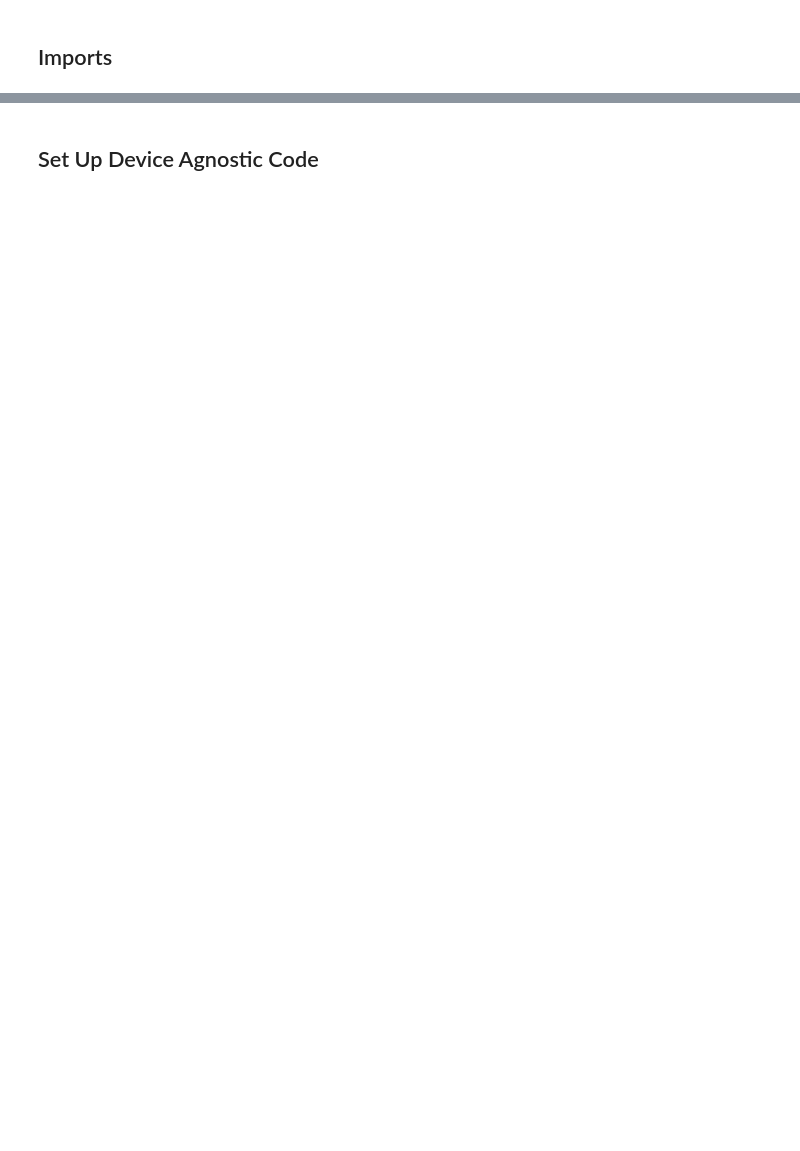
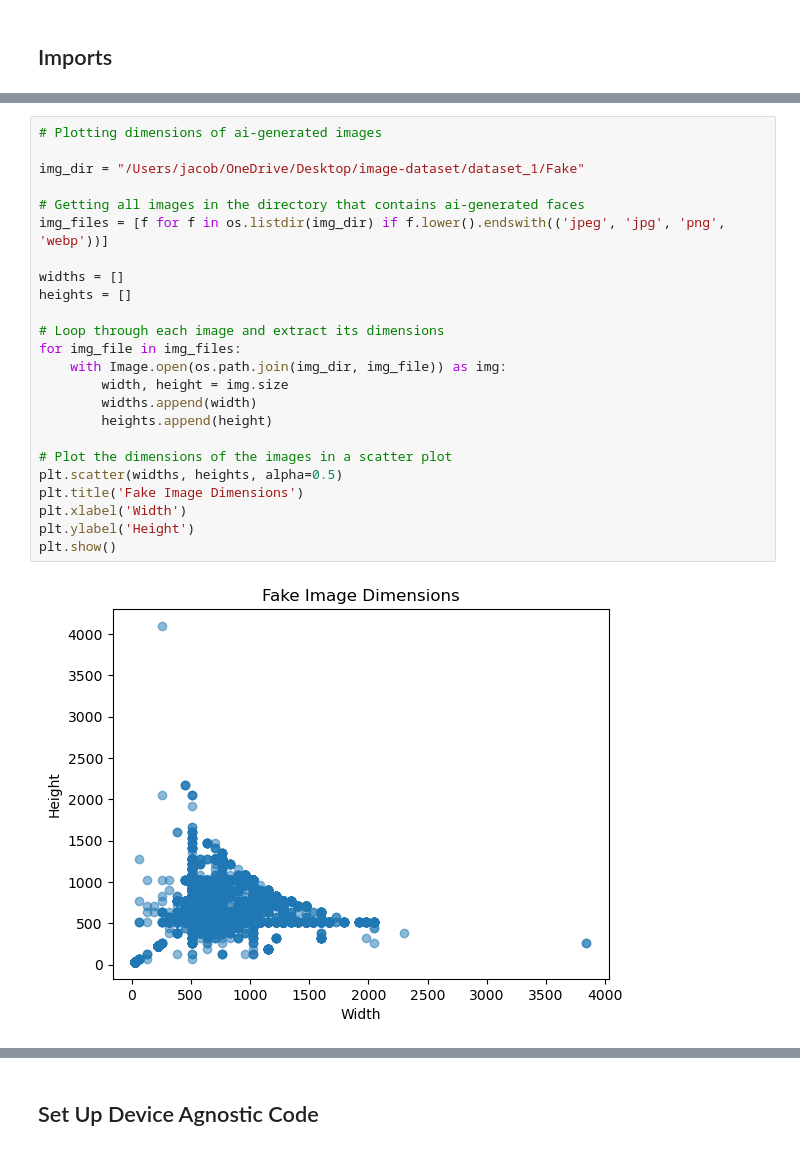
Before and after one commit to JacobHeldt/SyntheticEye, a Jupyter notebook: notebooks/argus.ipynb, the cells around one changed output, grey strips where cells are left out. Drawn from its saved outputs; the diff is of its cells as text; blank space fills up the shorter version.

Commit message:
Initialize Argus
Initialize our general image detection model

```diff
--- a/notebooks/argus.ipynb
+++ b/notebooks/argus.ipynb
@@ -136,0 +46,26 @@ class ComplexCNN(nn.Module):
+# %%
+# Plotting dimensions of ai-generated images
+
+img_dir = "/Users/jacob/OneDrive/Desktop/image-dataset/dataset_1/Fake"
+
+# Getting all images in the directory that contains ai-generated faces
+img_files = [f for f in os.listdir(img_dir) if f.lower().endswith(('jpeg', 'jpg', 'png', 'webp'))]
+
+widths = []
+heights = []
+
+# Loop through each image and extract its dimensions
+for img_file in img_files:
+    with Image.open(os.path.join(img_dir, img_file)) as img:
+        width, height = img.size
+        widths.append(width)
+        heights.append(height)
+
+# Plot the dimensions of the images in a scatter plot
+plt.scatter(widths, heights, alpha=0.5)
+plt.title('Fake Image Dimensions')
+plt.xlabel('Width')
+plt.ylabel('Height')
+plt.show()
+# %% [output]
+[figure, added]
```
Also changed, not shown: parts of 31 cells of this notebook, 1 other file.
